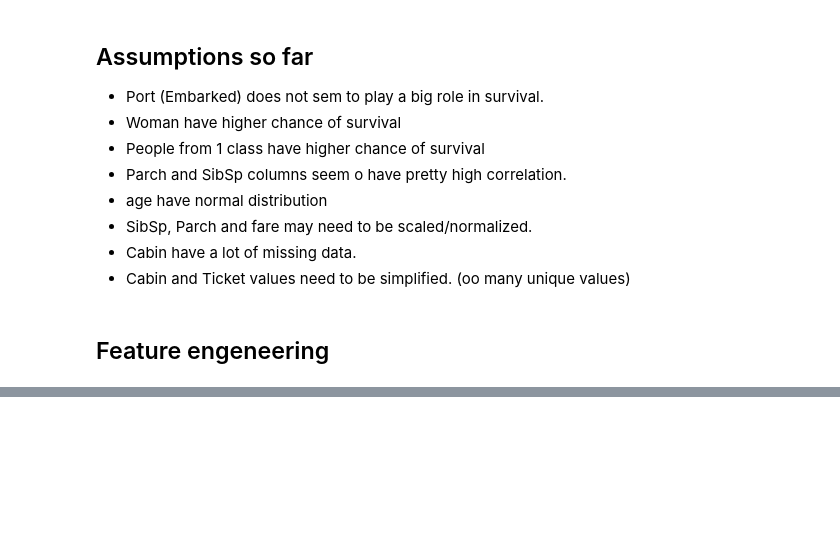
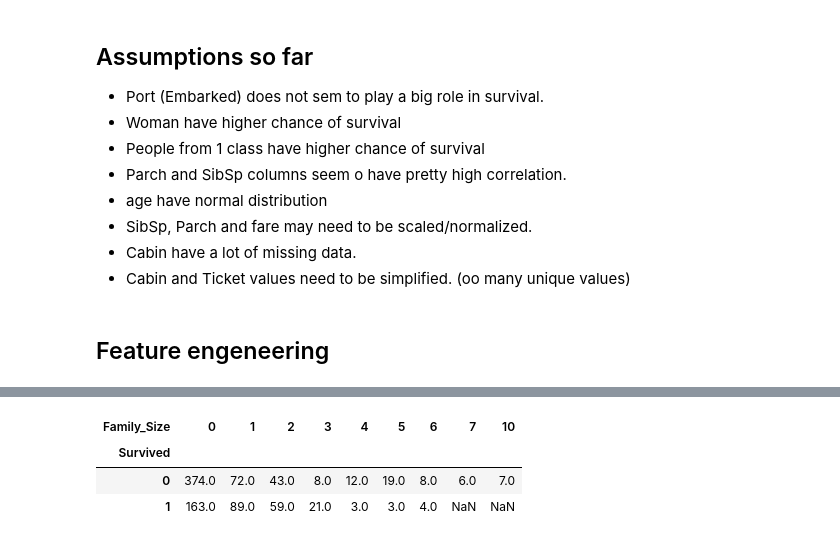
Before and after one commit to CitaZane/kaggle-titanic, a Jupyter notebook: notebooks/EDA.ipynb, the cells around one changed output, grey strips where cells are left out. Drawn from its saved outputs; the diff is of its cells as text; code cells hidden in the pictures; blank space fills up the shorter version.

```diff
--- a/notebooks/EDA.ipynb
+++ b/notebooks/EDA.ipynb
@@ -264,0 +269,3 @@ Survived
+# %%
+data['Family_Name'] = data['Name'].apply(lambda x: x.split(',')[0])
+data['Family_Name'].value_counts()
@@ -264,0 +287,3 @@ Survived
+# %%
+data['Family_Size'] = data['SibSp']+data['Parch']
+data['Family_Size'].value_counts()
@@ -264,0 +301,7 @@ Survived
+# %%
+pd.pivot_table(data, index='Survived', columns='Family_Size', values='Name', aggfunc='count')
+# %% [output]
+| Family_Size | 0 | 1 | 2 | 3 | 4 | 5 | 6 | 7 | 10 |
+| Survived |  |  |  |  |  |  |  |  |  |
+| 0 | 374.0 | 72.0 | 43.0 | 8.0 | 12.0 | 19.0 | 8.0 | 6.0 | 7.0 |
+| 1 | 163.0 | 89.0 | 59.0 | 21.0 | 3.0 | 3.0 | 4.0 | NaN | NaN |
```
Also changed, not shown: parts of 15 cells of this notebook, 4 other files.
